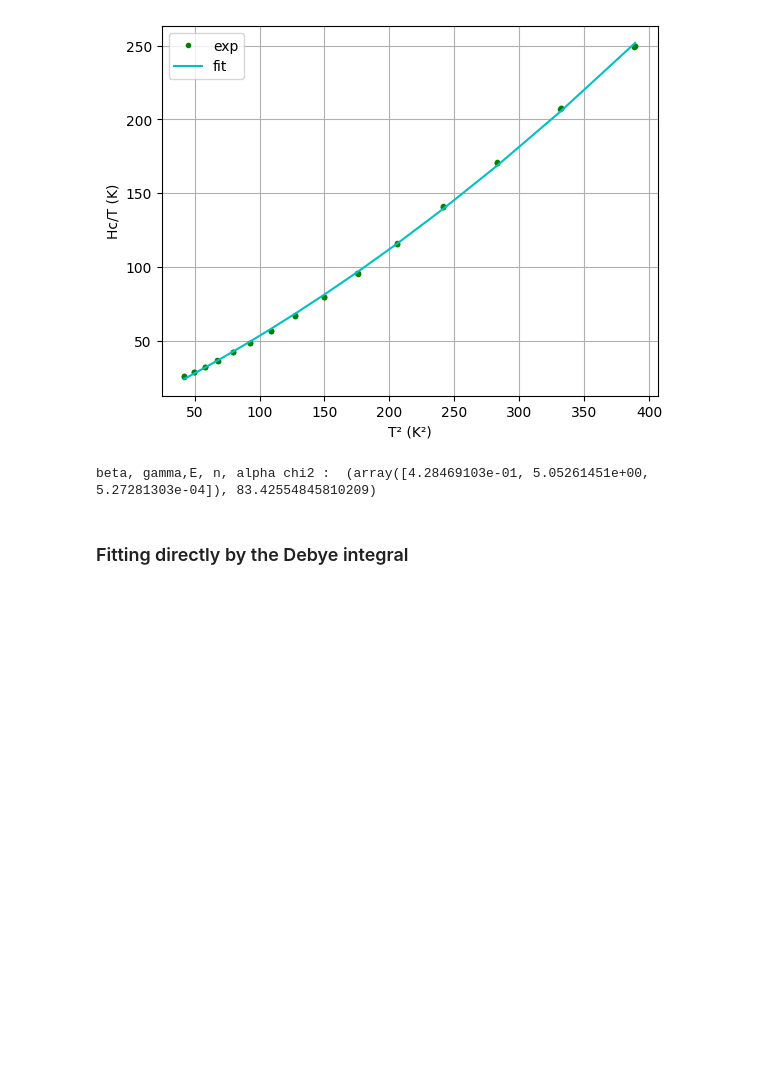
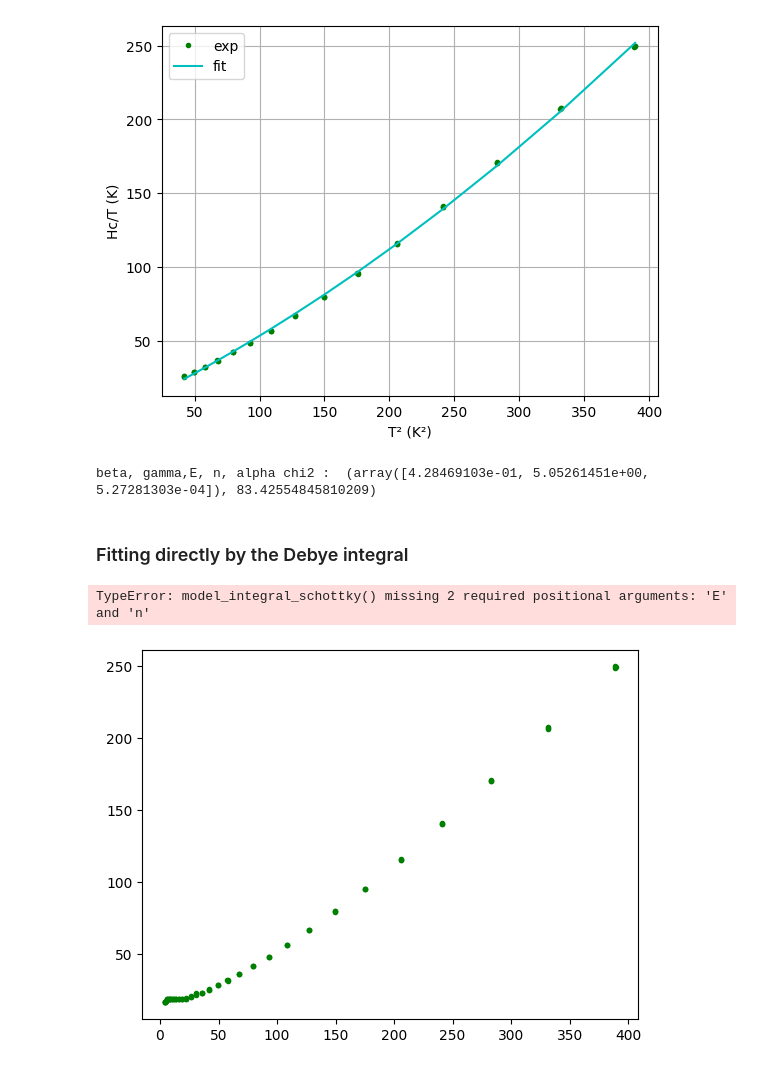
Before and after one commit to Gamal-on/YBCO, a Jupyter notebook: results_YBCO_HPHT.ipynb, the cells around one changed output. Drawn from its saved outputs; the diff is of its cells as text; code cells hidden in the pictures; blank space fills up the shorter version.

```diff
--- a/results_YBCO_HPHT.ipynb
+++ b/results_YBCO_HPHT.ipynb
@@ -162,3 +162,16 @@ print("beta, gamma,E, n, alpha chi2 : ", mc.monte_carlo_fitting(cnt.squared_temp
 beta, gamma,E, n, alpha chi2 :  (array([4.28469103e-01, 5.05261451e+00, 5.27281303e-04]), 83.42554845810209)
 # %% [markdown]
 ### Fitting directly by the Debye integral
+# %%
+# Fitting with gradient descent : curve fit between 0 and 20 K -> doesnt work
+
+# Fitting with gradient descent : curve fit between 0 and 12 K -> working, same results as above
+
+# Fitting with gradient descent : adam between 0 and 20 K ->
+
+
+print("beta, gamma, E, n, alpha, chi2 : ", gd.plot_fit_gradient(cnt.squared_temperature_HPHT, cnt.hc_div_temp_HPHT, 0, 400,
+                           model.model_integral_schottky, gd.fit_curve_lbfgsb, [(300, 500), (0, 15), (5e-23, 1.2e-22), (1e-3, 5e-2)]))
+# %% [output]
+TypeError: model_integral_schottky() missing 2 required positional arguments: 'E' and 'n'
+[figure, added]
```
Also changed, not shown: 1 other file.
